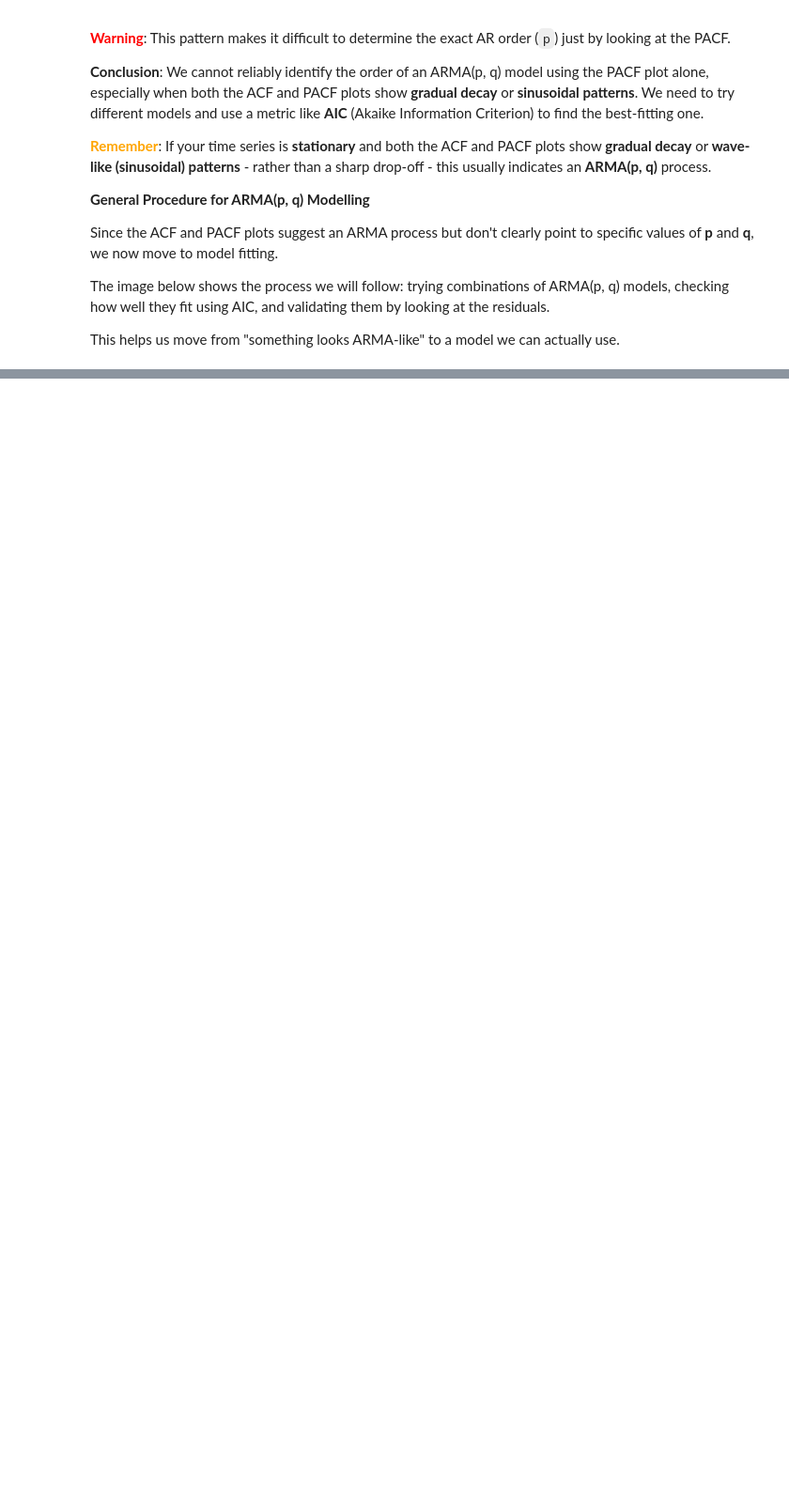
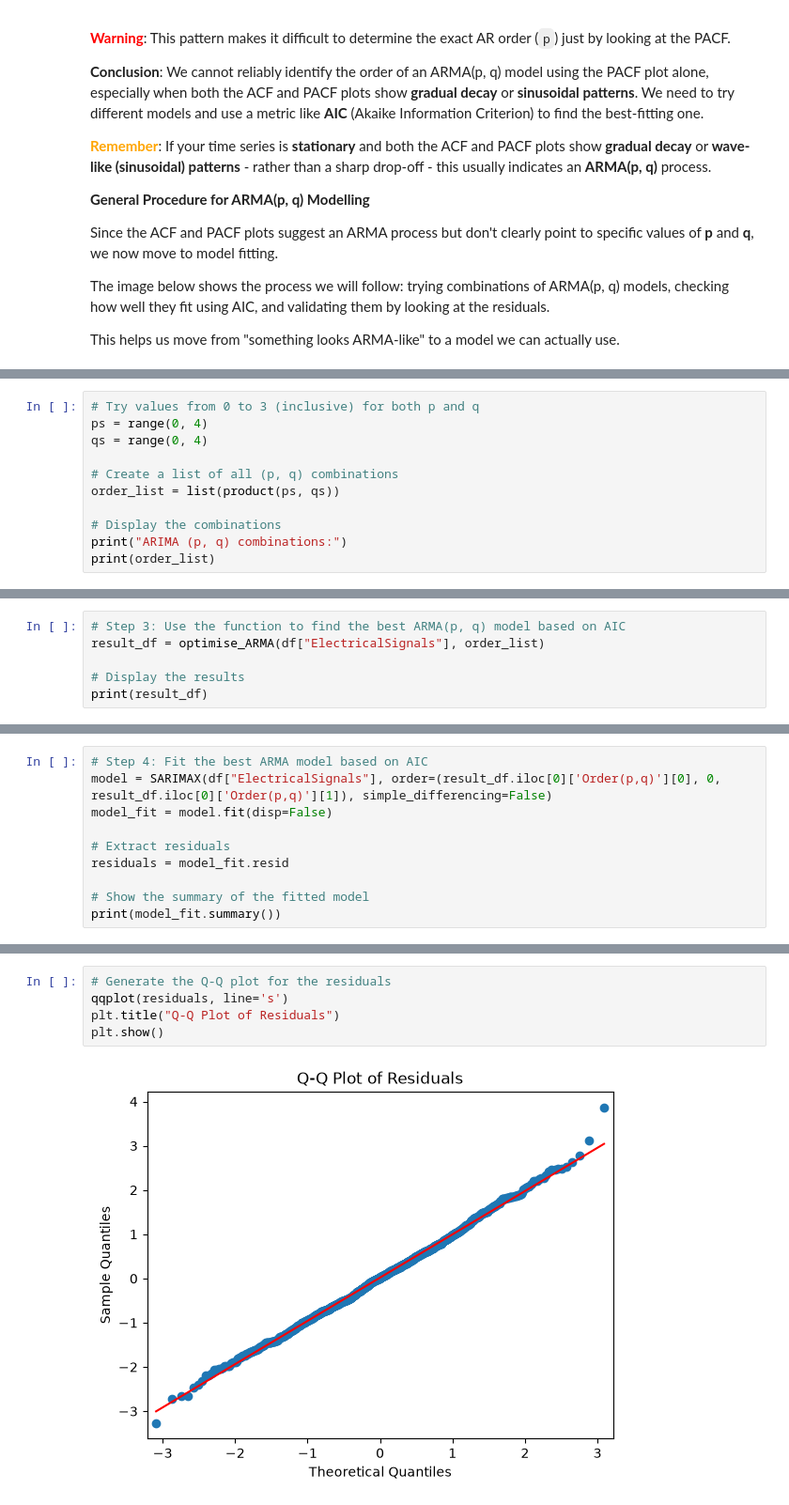
Before and after one commit to michaelhudson2205/INFO3022_Practicals, a Jupyter notebook: P4_3_ARMA_ARIMA.ipynb, the cells around one changed output, grey strips where cells are left out. Shown at 94% size. Saved outputs shown, nothing was run; the diff lists cells and outputs as text; blank space fills up the shorter version.

Commit message:
Optimising ARIMA(p,d,q) using AIC. Made requirements.txt (W).

```diff
--- a/P4_3_ARMA_ARIMA.ipynb
+++ b/P4_3_ARMA_ARIMA.ipynb
@@ -212,0 +224,11 @@ This helps us move from "something looks ARMA-like" to a model we can actually u
+# %%
+# Try values from 0 to 3 (inclusive) for both p and q
+ps = range(0, 4)
+qs = range(0, 4)
+
+# Create a list of all (p, q) combinations
+order_list = list(product(ps, qs))
+
+# Display the combinations
+print("ARIMA (p, q) combinations:")
+print(order_list)
@@ -212,0 +277,6 @@ This helps us move from "something looks ARMA-like" to a model we can actually u
+# %%
+# Step 3: Use the function to find the best ARMA(p, q) model based on AIC
+result_df = optimise_ARMA(df["ElectricalSignals"], order_list)
+
+# Display the results
+print(result_df)
@@ -212,0 +307,10 @@ This helps us move from "something looks ARMA-like" to a model we can actually u
+# %%
+# Step 4: Fit the best ARMA model based on AIC
+model = SARIMAX(df["ElectricalSignals"], order=(result_df.iloc[0]['Order(p,q)'][0], 0, result_df.iloc[0]['Order(p,q)'][1]), simple_differencing=False)
+model_fit = model.fit(disp=False)
+
+# Extract residuals
+residuals = model_fit.resid
+
+# Show the summary of the fitted model
+print(model_fit.summary())
@@ -212,0 +339,7 @@ This helps us move from "something looks ARMA-like" to a model we can actually u
+# %%
+# Generate the Q-Q plot for the residuals
+qqplot(residuals, line='s')
+plt.title("Q-Q Plot of Residuals")
+plt.show()
+# %% [output]
+[figure, added]
```
Also changed, not shown: parts of 28 cells of this notebook, 1 other file.
